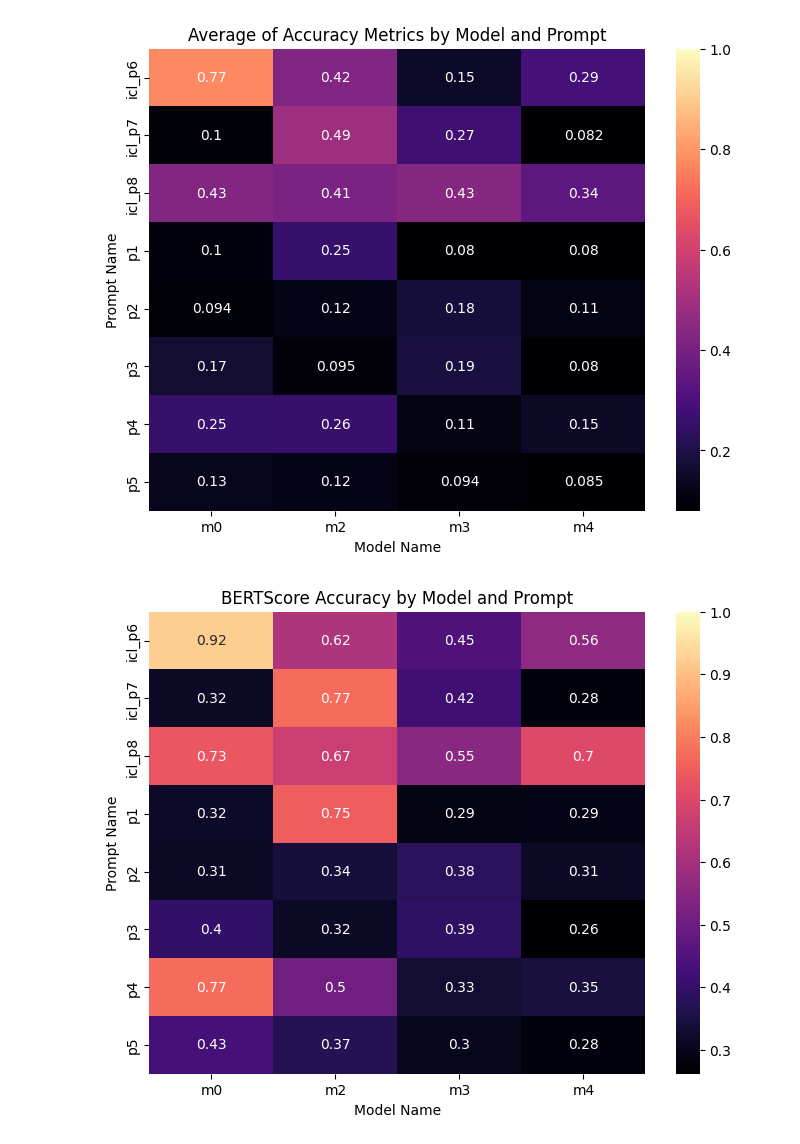
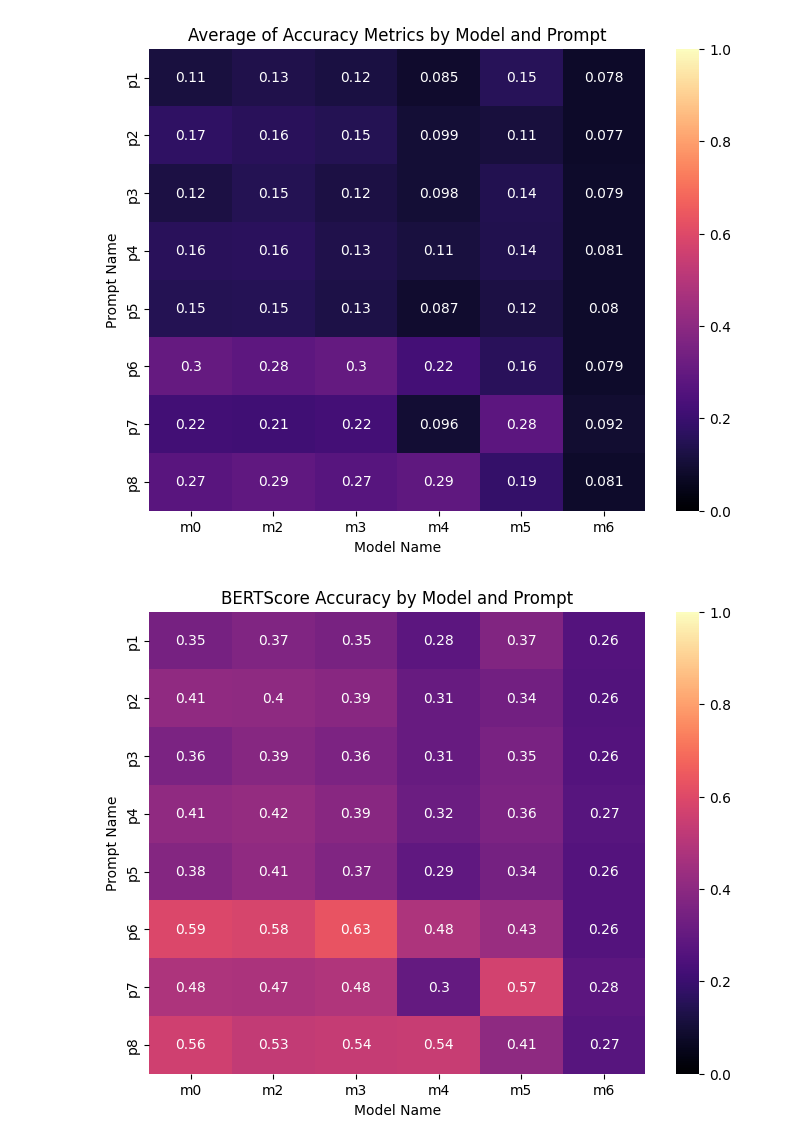
Before and after one commit to UofSCLibraries-DRS/AspireAI_LLM_Project, a Jupyter notebook: evaluation/heat_map.ipynb, the cells around one changed output. Cells and saved outputs as stored; diff of their text form; code cells hidden in the pictures.

```diff
--- a/evaluation/heat_map.ipynb
+++ b/evaluation/heat_map.ipynb
@@ -1,7 +1,7 @@
 # %%
 import pandas as pd
 
-df = pd.read_csv("../../full_prompt_test/summary.csv")
+df = pd.read_csv("../../full_prompt_test/summary_v2.csv")
 
 df
 # %% [output]
@@ -25,3 +25,11 @@ df
+# %%
+prompt_name_map = {
+    "icl_p6": "p6",
+    "icl_p7": "p7",
+    "icl_p8": "p8",
+}
+
+df["prompt_name"] = df["prompt_name"].replace(prompt_name_map)
 # %%
 import pandas as pd
 import seaborn as sns
@@ -61,31 +69,31 @@ plt.show()
 # %%
 import pandas as pd
 import seaborn as sns
 import matplotlib.pyplot as plt
 
 # Assuming df is already loaded
 metric_cols = ['BLEU', 'ROUGE-L', 'JSD', 'Jaccard', 'Levenshtein', 'BERTScore']
 df['avg_metrics'] = df[metric_cols].mean(axis=1)
 
 # --- 1️⃣ Heatmap for sum of metrics ---
 avg_pivot = df.pivot(index='prompt_name', columns='model_name', values='avg_metrics')
 
 plt.figure(figsize=(8, 6))
-sns.heatmap(avg_pivot, annot=True, cmap='magma', vmin=avg_pivot.min().min(), vmax=1)
+sns.heatmap(avg_pivot, annot=True, cmap='magma', vmin=0, vmax=1)
 plt.title("Average of Accuracy Metrics by Model and Prompt")
 plt.xlabel("Model Name")
 plt.ylabel("Prompt Name")
 plt.show()
 
 # --- 2️⃣ Heatmap for BERTScore ---
 bert_pivot = df.pivot(index='prompt_name', columns='model_name', values='BERTScore')
 
 plt.figure(figsize=(8, 6))
-sns.heatmap(bert_pivot, annot=True, cmap='magma', vmin=bert_pivot.min().min(), vmax=1)
+sns.heatmap(bert_pivot, annot=True, cmap='magma', vmin=0, vmax=1)
 plt.title("BERTScore Accuracy by Model and Prompt")
 plt.xlabel("Model Name")
 plt.ylabel("Prompt Name")
 plt.show()
 # %% [output]
-[figure, old version]
+[figure, new version]
-[figure, old version]
+[figure, new version]
```
Also changed, not shown: parts of 2 cells of this notebook, 4 other files.
